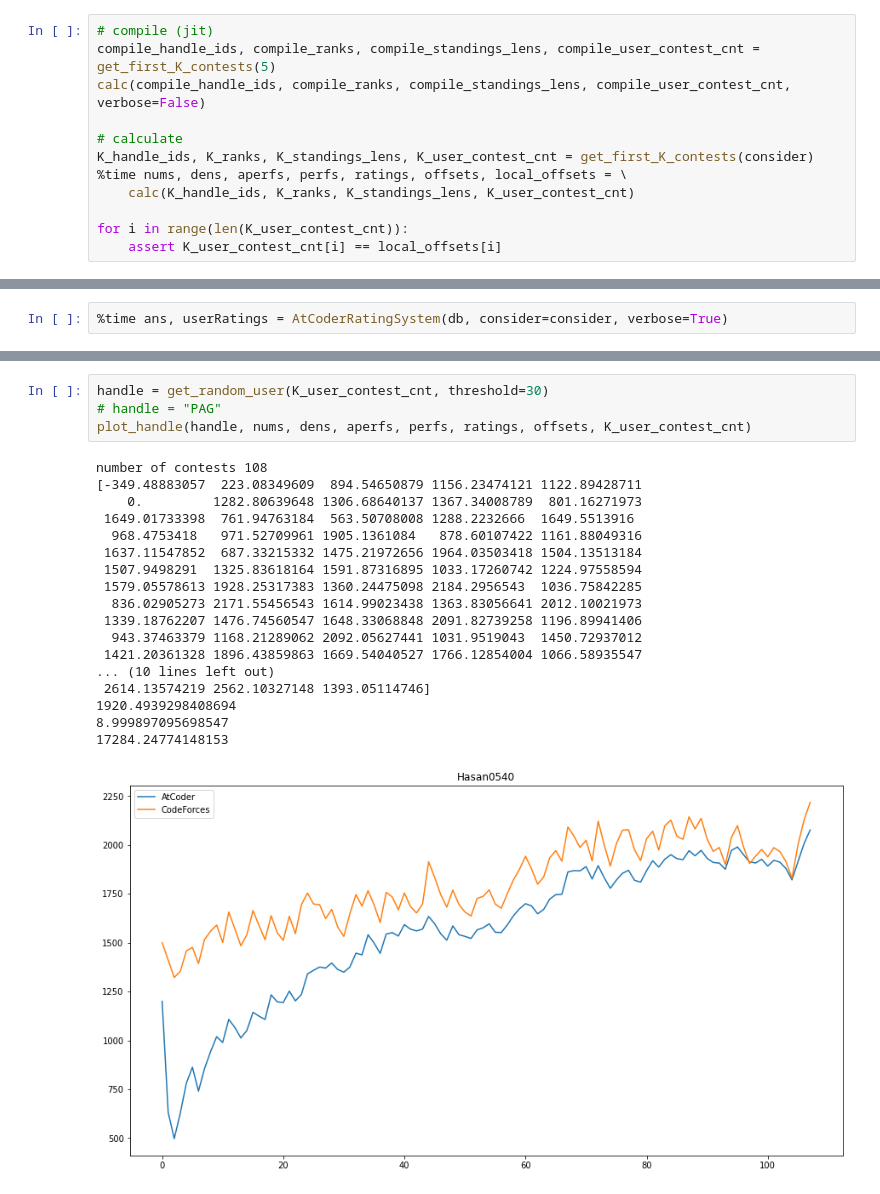
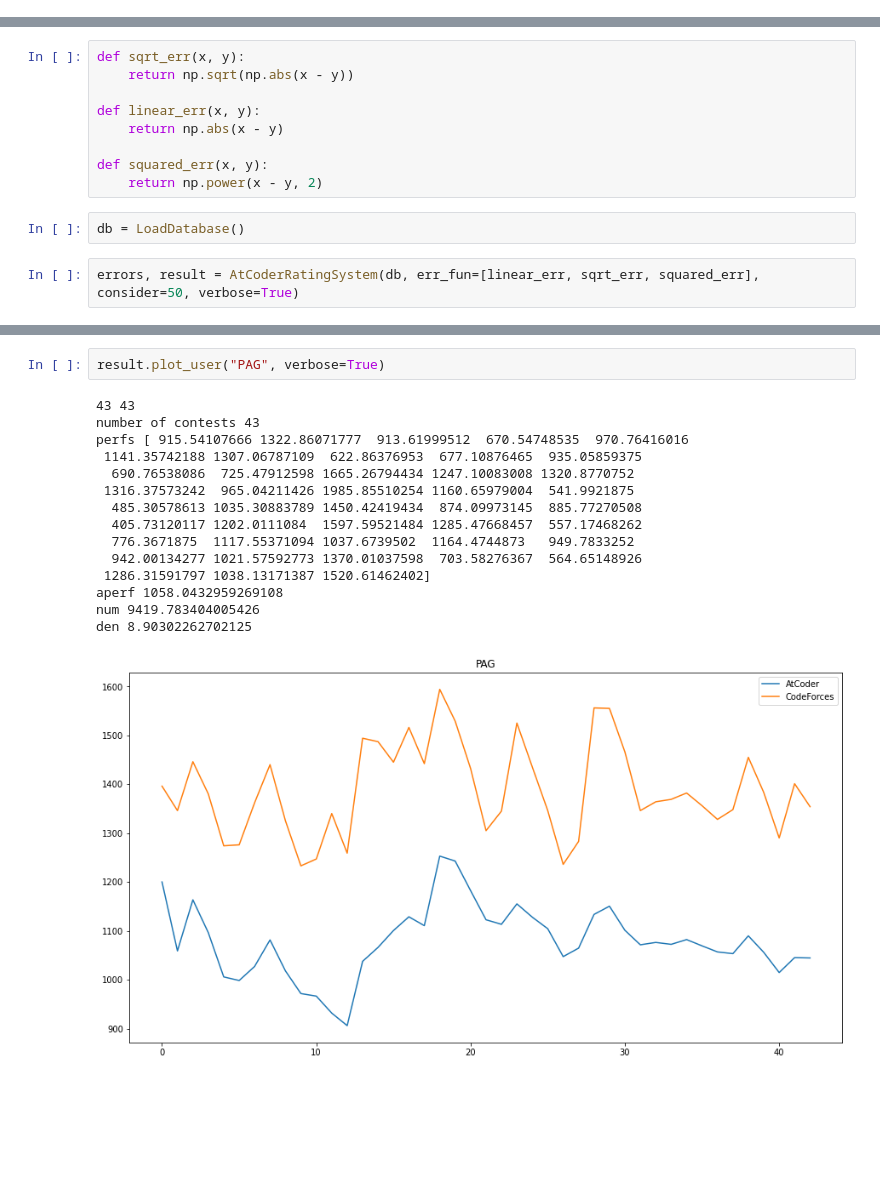
Before and after one commit to wiklam/CF-predictor, a Jupyter notebook: atcoder/Untitled1.ipynb, the cells around one changed output, grey strips where cells are left out. Drawn from its saved outputs; the diff is of its cells as text; blank space fills up the shorter version.

```diff
--- a/atcoder/Untitled1.ipynb
+++ b/atcoder/Untitled1.ipynb
@@ -242,12 +315,0 @@ consider = 50
-# %%
-# compile (jit)
-compile_handle_ids, compile_ranks, compile_standings_lens, compile_user_contest_cnt = get_first_K_contests(5)
-calc(compile_handle_ids, compile_ranks, compile_standings_lens, compile_user_contest_cnt, verbose=False)
-
-# calculate
-K_handle_ids, K_ranks, K_standings_lens, K_user_contest_cnt = get_first_K_contests(consider)
-%time nums, dens, aperfs, perfs, ratings, offsets, local_offsets = \
-    calc(K_handle_ids, K_ranks, K_standings_lens, K_user_contest_cnt)
-
-for i in range(len(K_user_contest_cnt)):
-    assert K_user_contest_cnt[i] == local_offsets[i]
@@ -272,3 +444,14 @@ Standings left: 489
+# %%
+def sqrt_err(x, y):
+    return np.sqrt(np.abs(x - y))
+
+def linear_err(x, y):
+    return np.abs(x - y)
+
+def squared_err(x, y):
+    return np.power(x - y, 2)
+# %%
+db = LoadDatabase()
 # %%
-%time ans, userRatings = AtCoderRatingSystem(db, consider=consider, verbose=True)
+errors, result = AtCoderRatingSystem(db, err_fun=[linear_err, sqrt_err, squared_err], consider=50, verbose=True)
 # %% [output]
@@ -320,23 +475,18 @@ def plot_handle(handle, nums, dens, aperfs, perfs, ratings, offsets, user_contes
-# %%
-handle = get_random_user(K_user_contest_cnt, threshold=30)
-# handle = "PAG"
-plot_handle(handle, nums, dens, aperfs, perfs, ratings, offsets, K_user_contest_cnt)
-# %% [output]
-number of contests 108
-[-349.48883057  223.08349609  894.54650879 1156.23474121 1122.89428711
-    0.         1282.80639648 1306.68640137 1367.34008789  801.16271973
- 1649.01733398  761.94763184  563.50708008 1288.2232666  1649.5513916
-  968.4753418   971.52709961 1905.1361084   878.60107422 1161.88049316
- 1637.11547852  687.33215332 1475.21972656 1964.03503418 1504.13513184
- 1507.9498291  1325.83618164 1591.87316895 1033.17260742 1224.97558594
- 1579.05578613 1928.25317383 1360.24475098 2184.2956543  1036.75842285
-  836.02905273 2171.55456543 1614.99023438 1363.83056641 2012.10021973
- 1339.18762207 1476.74560547 1648.33068848 2091.82739258 1196.89941406
-  943.37463379 1168.21289062 2092.05627441 1031.9519043  1450.72937012
- 1421.20361328 1896.43859863 1669.54040527 1766.12854004 1066.58935547
-... (10 lines left out)
- 2614.13574219 2562.10327148 1393.05114746]
-1920.4939298408694
-8.999897095698547
-17284.24774148153
-[figure, removed]
+# %%
+result.plot_user("PAG", verbose=True)
+# %% [output]
+43 43
+number of contests 43
+perfs [ 915.54107666 1322.86071777  913.61999512  670.54748535  970.76416016
+ 1141.35742188 1307.06787109  622.86376953  677.10876465  935.05859375
+  690.76538086  725.47912598 1665.26794434 1247.10083008 1320.8770752
+ 1316.37573242  965.04211426 1985.85510254 1160.65979004  541.9921875
+  485.30578613 1035.30883789 1450.42419434  874.09973145  885.77270508
+  405.73120117 1202.0111084  1597.59521484 1285.47668457  557.17468262
+  776.3671875  1117.55371094 1037.6739502  1164.4744873   949.7833252
+  942.00134277 1021.57592773 1370.01037598  703.58276367  564.65148926
+ 1286.31591797 1038.13171387 1520.61462402]
+aperf 1058.0432959269108
+num 9419.783404005426
+den 8.90302262702125
+[figure, added]
```
Also changed, not shown: parts of 9 cells of this notebook, 3 other files.
